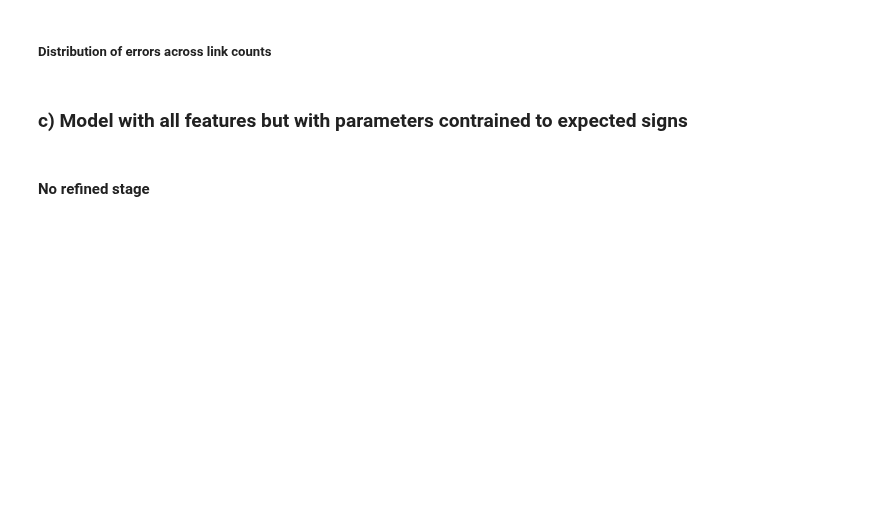
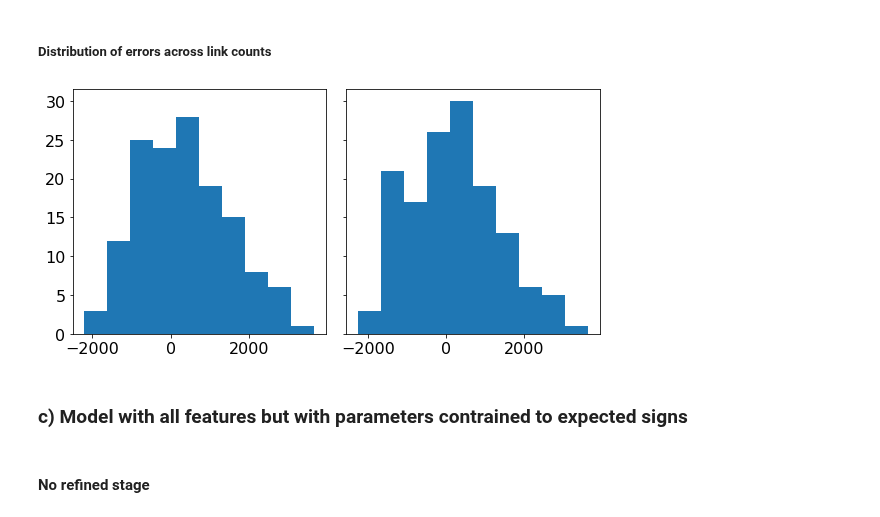
Before and after one commit to pabloguarda/isuelogit, a Jupyter notebook: notebooks/lue_fresno_network-2020.ipynb, the cells around one changed output. Drawn from its saved outputs; the diff is of its cells as text; code cells hidden in the pictures; blank space fills up the shorter version.

```diff
--- a/notebooks/lue_fresno_network-2020.ipynb
+++ b/notebooks/lue_fresno_network-2020.ipynb
@@ -318,24 +382,26 @@ fig = isl.visualization.Artist().convergence(
 # %% [markdown]
 ##### Distribution of errors across link counts
 # %%
-best_predicted_counts_norefined = np.array(list(learning_results_norefined[best_iter_norefined]['x'].values()))[:, np.newaxis]
-best_predicted_counts_refined = np.array(list(learning_results_refined[best_iter_refined]['x'].values()))[:, np.newaxis]
+best_predicted_counts_norefined = np.array(list(learning_results_norefined_traveltime_model[best_iter_norefined_traveltime_model]['x'].values()))[:, np.newaxis]
+best_predicted_counts_refined = np.array(list(learning_results_refined_traveltime_model[best_iter_refined_traveltime_model]['x'].values()))[:, np.newaxis]
 
 fig, axs = plt.subplots(1, 2, sharey='all', tight_layout=True, figsize=(8, 4))
 
 axs[0].hist(isl.estimation.error_by_link(observed_counts=np.array(list(counts.values()))[:, np.newaxis],
                                          predicted_counts=best_predicted_counts_norefined))
 axs[1].hist(isl.estimation.error_by_link(observed_counts=np.array(list(counts.values()))[:, np.newaxis],
                                          predicted_counts=best_predicted_counts_refined))
 
 for axi in [axs[0], axs[1]]:
     axi.tick_params(axis='x', labelsize=16)
     axi.tick_params(axis='y', labelsize=16)
 
 plt.show()
 
 fig.savefig(estimation_reporter.dirs['estimation_folder'] + '/' + 'distribution_predicted_error_counts.pdf',
             pad_inches=0.1, bbox_inches="tight")
+# %% [output]
+[figure, added]
 # %% [markdown]
 ### c) Model with all features but with parameters contrained to expected signs
 # %%
```
Also changed, not shown: parts of 20 cells of this notebook.
